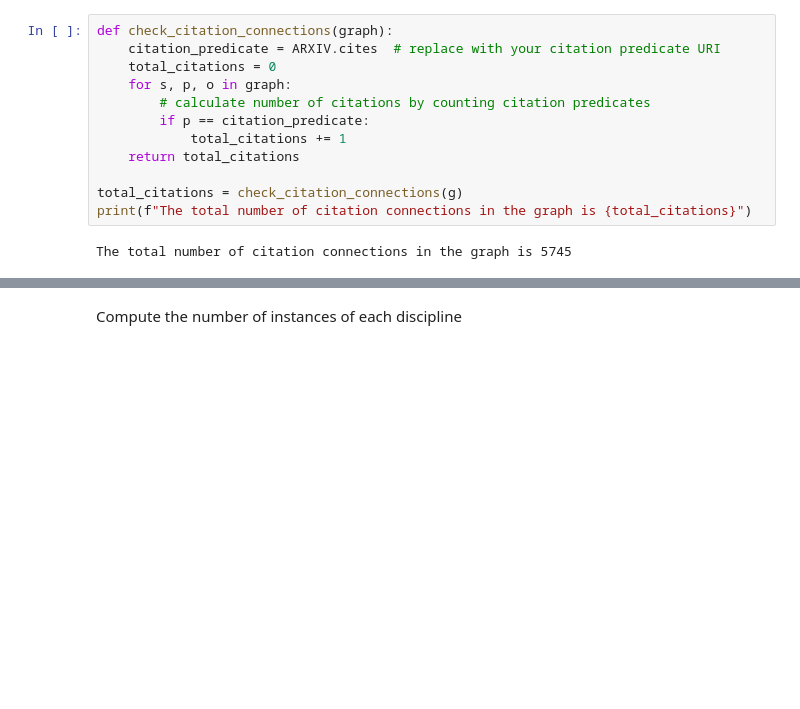
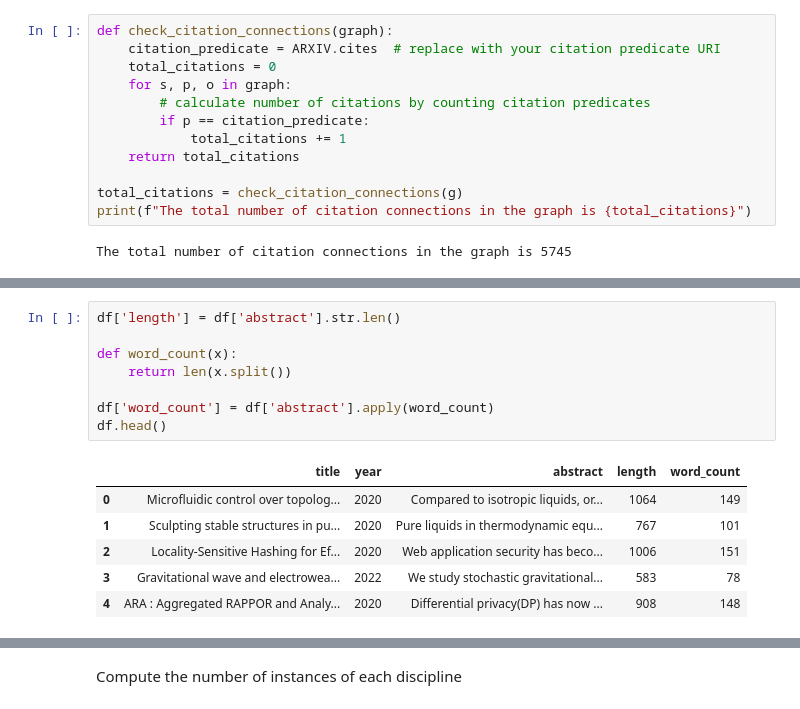
Before and after one commit to raghavan93513/Knowledge-Graphs-for-Research-Navigation, a Jupyter notebook: EDA.ipynb, the cells around one changed output, grey strips where cells are left out. Saved outputs shown, nothing was run; the diff lists cells and outputs as text; blank space fills up the shorter version.

```diff
--- a/EDA.ipynb
+++ b/EDA.ipynb
@@ -40,0 +108,15 @@ The total number of citation connections in the graph is 5745
+# %%
+df['length'] = df['abstract'].str.len()
+
+def word_count(x):
+    return len(x.split())
+
+df['word_count'] = df['abstract'].apply(word_count)
+df.head()
+# %% [output]
+|  | title | year | abstract | length | word_count |
+| 0 | Microfluidic control over topolog... | 2020 | Compared to isotropic liquids, or... | 1064 | 149 |
+| 1 | Sculpting stable structures in pu... | 2020 | Pure liquids in thermodynamic equ... | 767 | 101 |
+| 2 | Locality-Sensitive Hashing for Ef... | 2020 | Web application security has beco... | 1006 | 151 |
+| 3 | Gravitational wave and electrowea... | 2022 | We study stochastic gravitational... | 583 | 78 |
+| 4 | ARA : Aggregated RAPPOR and Analy... | 2020 | Differential privacy(DP) has now ... | 908 | 148 |
```
Also changed, not shown: parts of 13 cells of this notebook, 5 other files.
